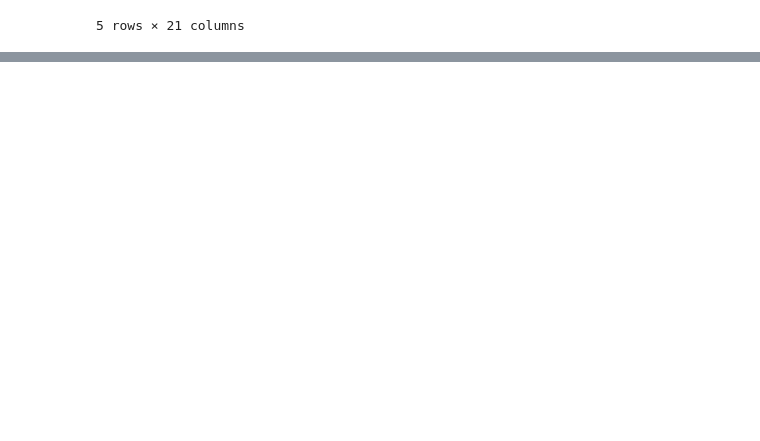
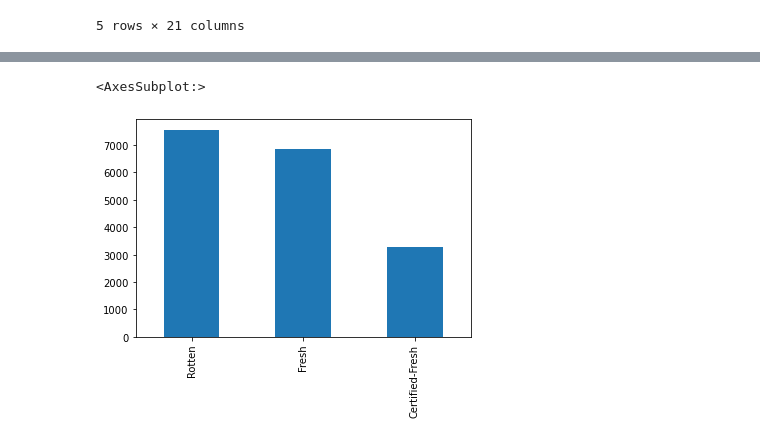
Before and after one commit to devinhughes/Rotten_tomatoes_project, a Jupyter notebook: EDA.ipynb, the cells around one changed output, grey strips where cells are left out. Drawn from its saved outputs; the diff is of its cells as text; code cells hidden in the pictures; blank space fills up the shorter version.

Commit message:
begin analysis plots

```diff
--- a/EDA.ipynb
+++ b/EDA.ipynb
@@ -112,3 +112,8 @@ moviedf.head()
 | 3 | 12 Angry Men (Twelve Angry Men) | Following the closing arguments i... | Sidney Lumet's feature debut is a... | NR | Classics, Drama | Sidney Lumet | Reginald Rose | Martin Balsam, John Fiedler, Lee ... | ... |
 | 4 | 20,000 Leagues Under The Sea | In 1866, Professor Pierre M. Aron... | One of Disney's finest live-actio... | G | Action & Adventure, Drama, Kids &... | Richard Fleischer | Earl Felton | James Mason, Kirk Douglas, Paul L... | ... |
 5 rows × 21 columns
+# %%
+#make new columns with release year
+moviedf['release_year'] = pd.DatetimeIndex(moviedf['original_release_date']).year
+moviedf['streaming_release_year'] = pd.DatetimeIndex(moviedf['streaming_release_date']).year
+moviedf.head()
@@ -114,0 +128,4 @@ moviedf.head()
+# %%
+#change column type
+moviedf.release_year=pd.Categorical(moviedf.release_year)
+moviedf.streaming_release_year=pd.Categorical(moviedf.streaming_release_year)
@@ -114,0 +152,5 @@ moviedf.head()
+# %%
+moviedf['tomatometer_status'].value_counts().plot(kind='bar')
+# %% [output]
+<AxesSubplot:>
+[figure, added]
```
Also changed, not shown: parts of 3 cells of this notebook.
